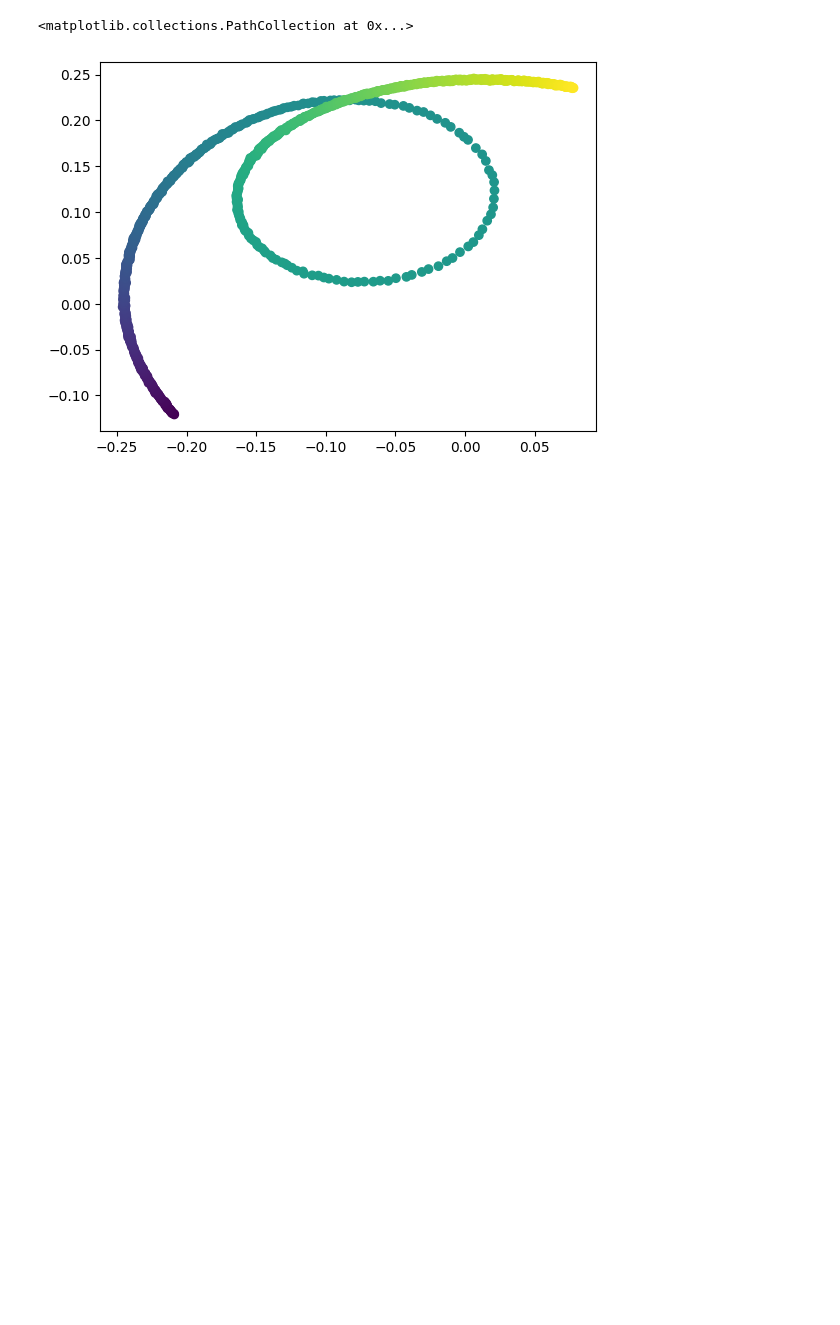
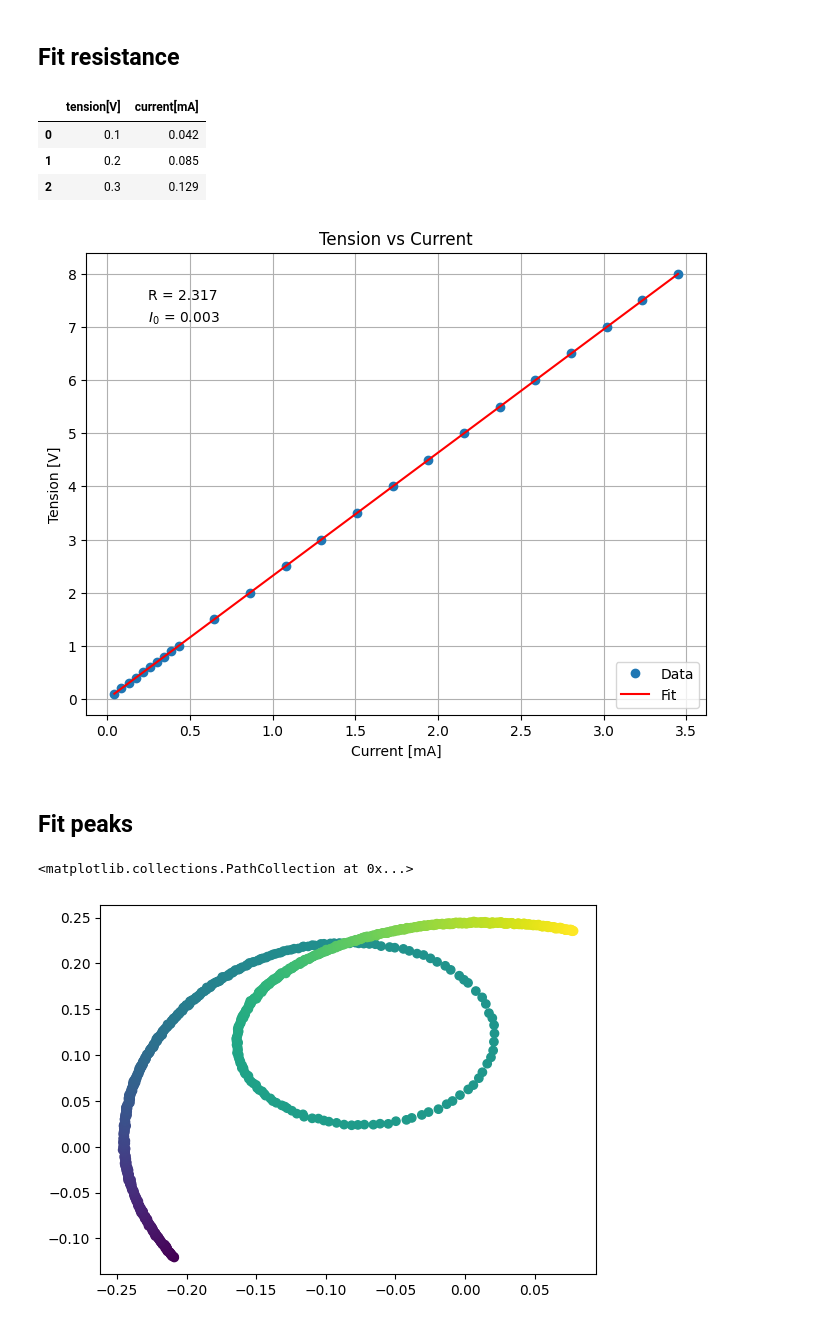
Before and after one commit to biqute/QTLab2425, a Jupyter notebook: IRdetection/Analysis/fit_TRswipe.ipynb, the cells around one changed output. Saved outputs shown, nothing was run; the diff lists cells and outputs as text; code cells hidden in the pictures; blank space fills up the shorter version.

```diff
--- a/IRdetection/Analysis/fit_TRswipe.ipynb
+++ b/IRdetection/Analysis/fit_TRswipe.ipynb
@@ -7,6 +7,40 @@ from iminuit.cost import LeastSquares
 
 from FitAPI import Model, Fitter, ResonancePeakSearcher
 import models as md
+# %% [markdown]
+## Fit resistance
+# %%
+tension_current = pd.read_csv("../Data/TRsweep/tension_current_data.csv")
+tension_current.head(3)
+# %% [output]
+|  | tension[V] | current[mA] |
+| 0 | 0.1 | 0.042 |
+| 1 | 0.2 | 0.085 |
+| 2 | 0.3 | 0.129 |
+# %%
+tc_data = np.array(tension_current[["current[mA]", "tension[V]"]])
+
+linear_model = md.linear
+fitter = Fitter(linear_model, param_names=["a", "b"], data=tc_data, loss_function=LeastSquares)
+results = fitter.fit()
+
+results_dict = results.values.to_dict()
+# Plotting the results
+plt.figure(figsize=(8, 6))
+plt.plot(tc_data[:, 0], tc_data[:, 1], "o", label="Data")
+plt.plot(tc_data[:, 0], linear_model(tc_data[:, 0], *results_dict.values()), label="Fit", color="red")
+# Add Results to the plot
+plt.text(0.1, 0.9, f"R = {results_dict['a']:.3f}", transform=plt.gca().transAxes)
+plt.text(0.1, 0.85, f"$I_0$ = {results_dict['b']:.3f}", transform=plt.gca().transAxes)
+plt.ylabel("Tension [V]")
+plt.xlabel("Current [mA]")
+plt.title("Tension vs Current")
+plt.legend()
+plt.grid()
+# %% [output]
+[figure, added]
+# %% [markdown]
+## Fit peaks
 # %%
 def read_peaks_data(filename):
     data_dict = {}       # stores the dataset values as NumPy arrays
```
Also changed, not shown: parts of 11 cells of this notebook, 5 other files.
